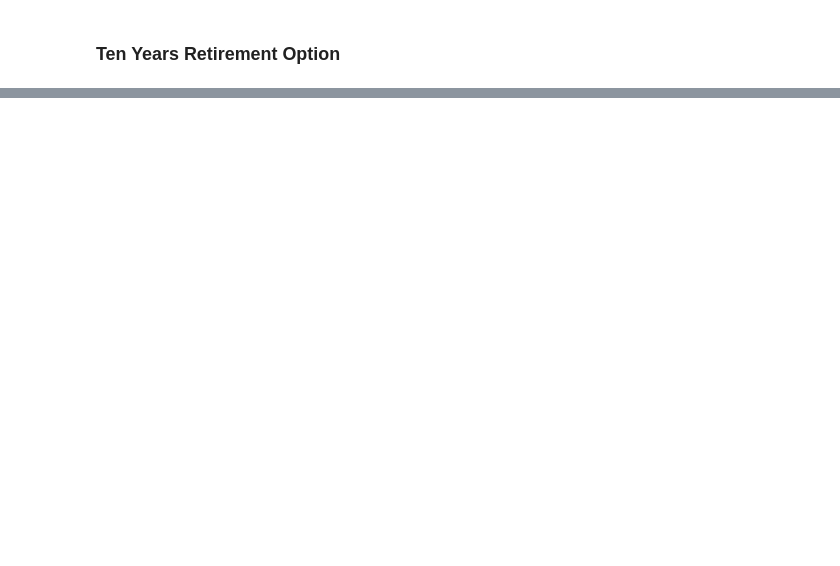
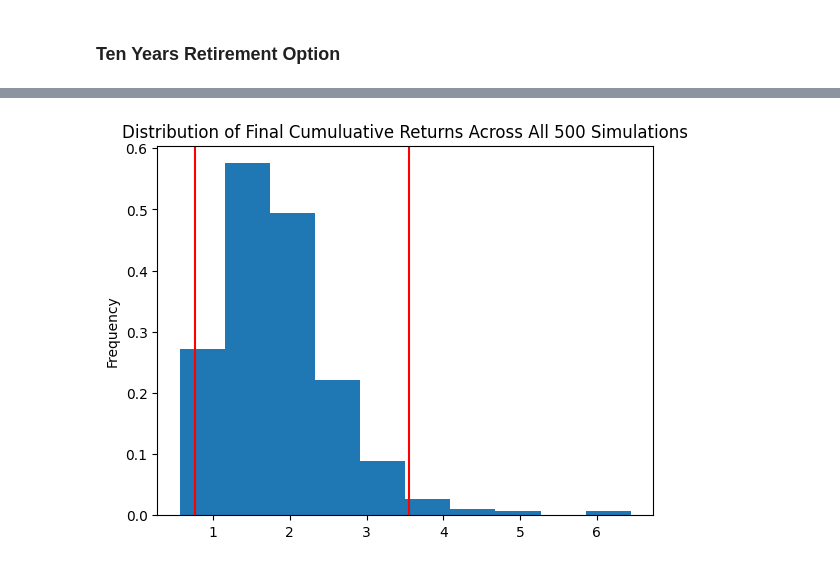
Before and after one commit to bittraidr/Financial_Planner, a Jupyter notebook: financial-planner.ipynb, the cells around one changed output, grey strips where cells are left out. Cells and saved outputs as stored; diff of their text form; code cells hidden in the pictures; blank space fills up the shorter version.

```diff
--- a/financial-planner.ipynb
+++ b/financial-planner.ipynb
@@ -423,0 +485,4 @@ print(f"There is a 95% chance that an initial investment of ${initial_investment
+# %%
+sim_ten_dist = mc_sim_ten.plot_distribution()
+# %% [output]
+[figure, added]
```
Also changed, not shown: parts of 24 cells of this notebook.
